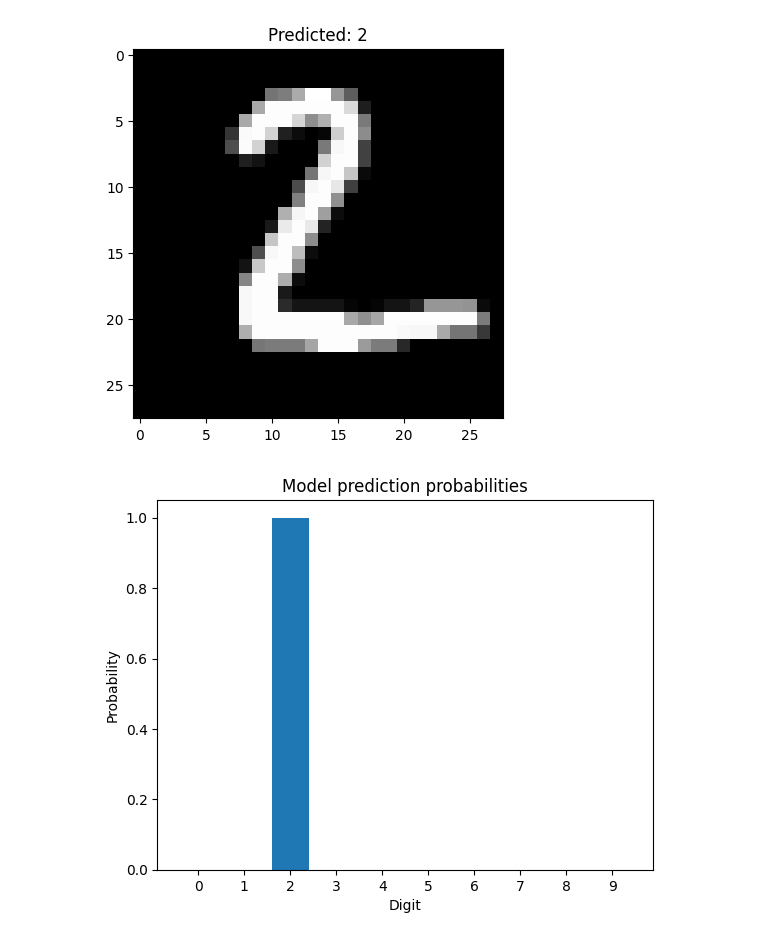
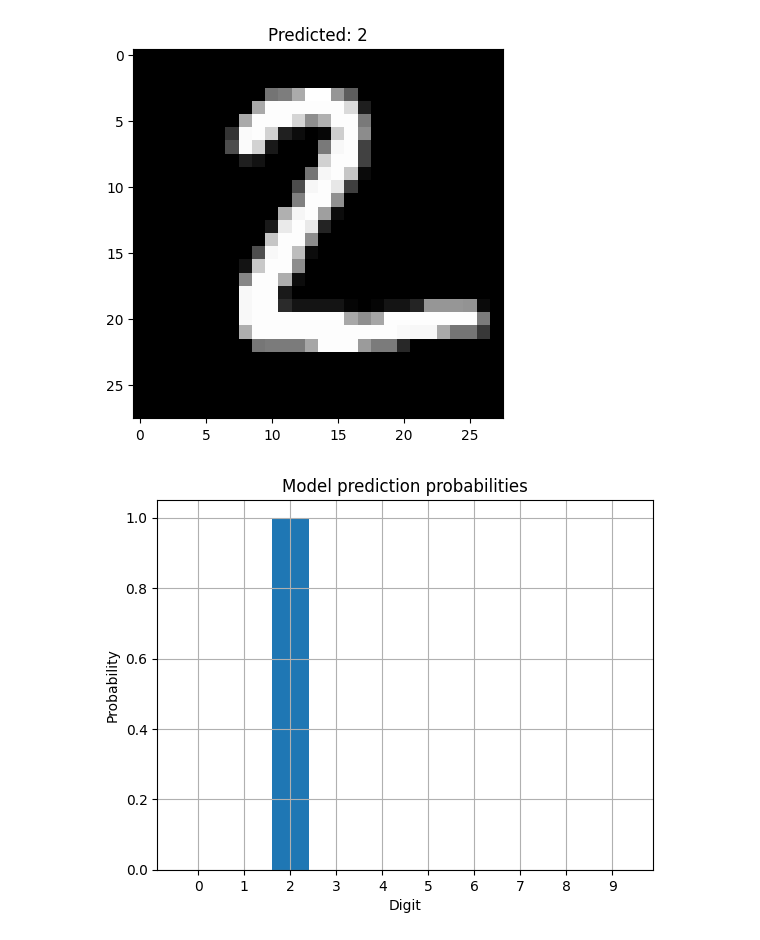
Before and after one commit to chandan11248/deep-learning, a Jupyter notebook: number_prediction.ipynb, the cells around one changed output. Saved outputs shown, nothing was run; the diff lists cells and outputs as text; code cells hidden in the pictures.

```diff
--- a/number_prediction.ipynb
+++ b/number_prediction.ipynb
@@ -140,13 +140,14 @@ plt.show()
 # %% [output]
 [figure]
 # %%
-import matplotlib.pyplot as plt
+
 
 plt.bar(range(10), prediction[0])
 plt.xticks(range(10))
 plt.xlabel("Digit")
 plt.ylabel("Probability")
 plt.title("Model prediction probabilities")
+plt.grid()
 plt.show()
 # %% [output]
-[figure, old version]
+[figure, new version]
```
